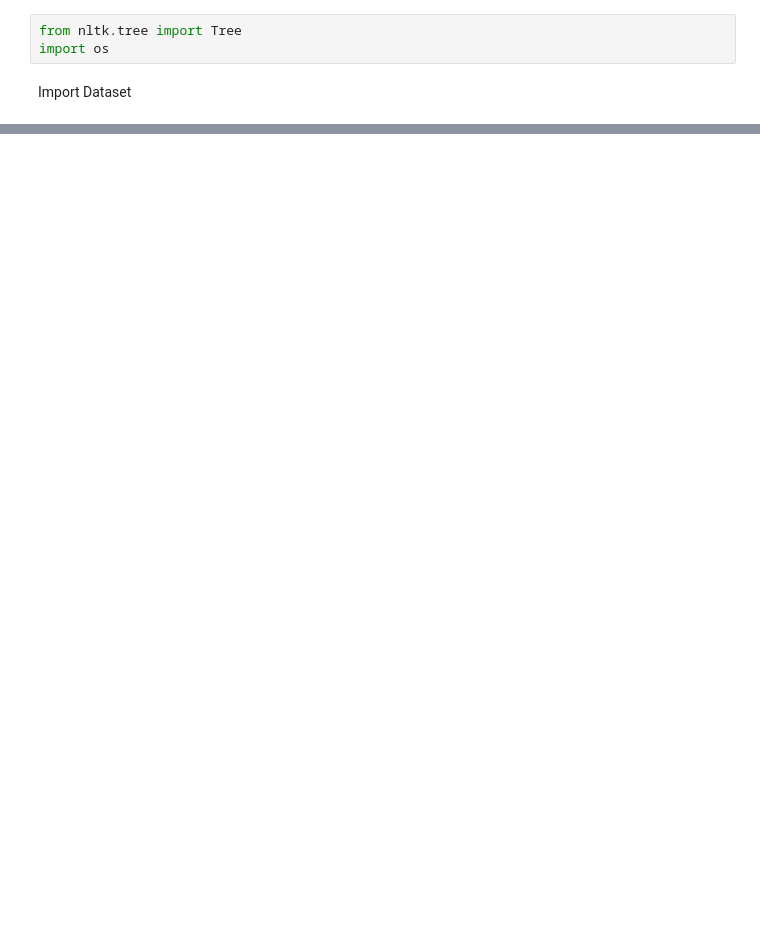
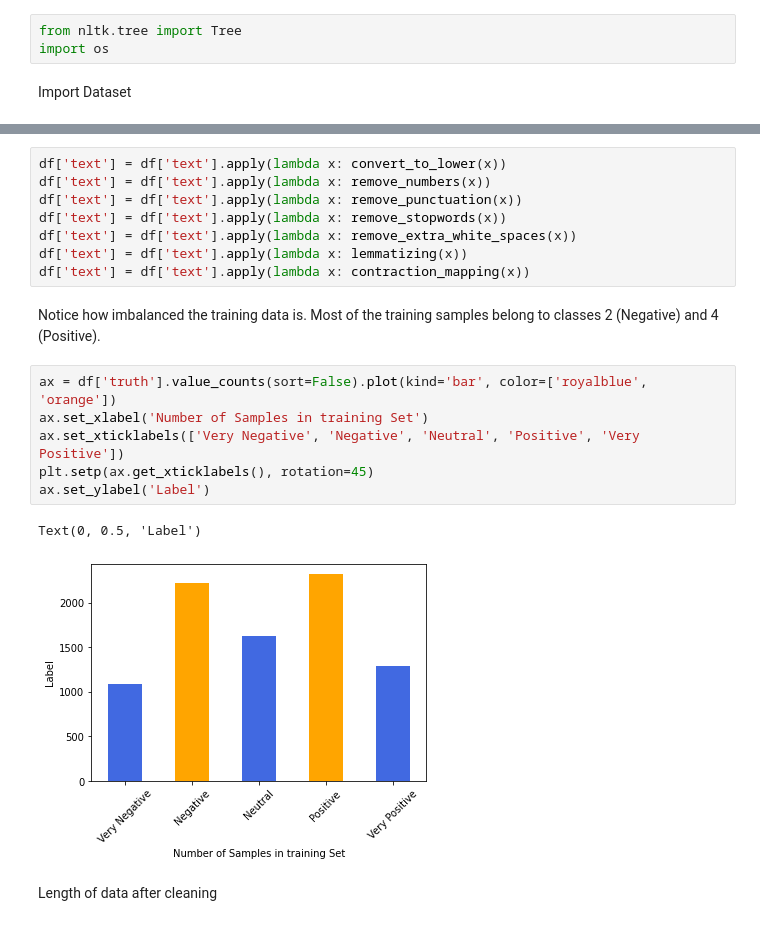
Before and after one commit to EricCallaway/COSC_5313_homework_7, a Jupyter notebook: AI_homework_7_RNN_LSTM_model.ipynb, the cells around one changed output, grey strips where cells are left out. Cells and saved outputs as stored; diff of their text form; blank space fills up the shorter version.

```diff
--- a/AI_homework_7_RNN_LSTM_model.ipynb
+++ b/AI_homework_7_RNN_LSTM_model.ipynb
@@ -97,0 +216,21 @@ with open (train_path, 'r') as c:
+# %%
+df['text'] = df['text'].apply(lambda x: convert_to_lower(x))
+df['text'] = df['text'].apply(lambda x: remove_numbers(x))
+df['text'] = df['text'].apply(lambda x: remove_punctuation(x))
+df['text'] = df['text'].apply(lambda x: remove_stopwords(x))
+df['text'] = df['text'].apply(lambda x: remove_extra_white_spaces(x))
+df['text'] = df['text'].apply(lambda x: lemmatizing(x))
+df['text'] = df['text'].apply(lambda x: contraction_mapping(x))
+# %% [markdown]
+Notice how imbalanced the training data is. Most of the training samples belong to classes 2 (Negative) and 4 (Positive).
+# %%
+ax = df['truth'].value_counts(sort=False).plot(kind='bar', color=['royalblue', 'orange'])
+ax.set_xlabel('Number of Samples in training Set')
+ax.set_xticklabels(['Very Negative', 'Negative', 'Neutral', 'Positive', 'Very Positive'])
+plt.setp(ax.get_xticklabels(), rotation=45)
+ax.set_ylabel('Label')
+# %% [output]
+Text(0, 0.5, 'Label')
+[figure, added]
+# %% [markdown]
+Length of data after cleaning
```
Also changed, not shown: parts of 52 cells of this notebook.
